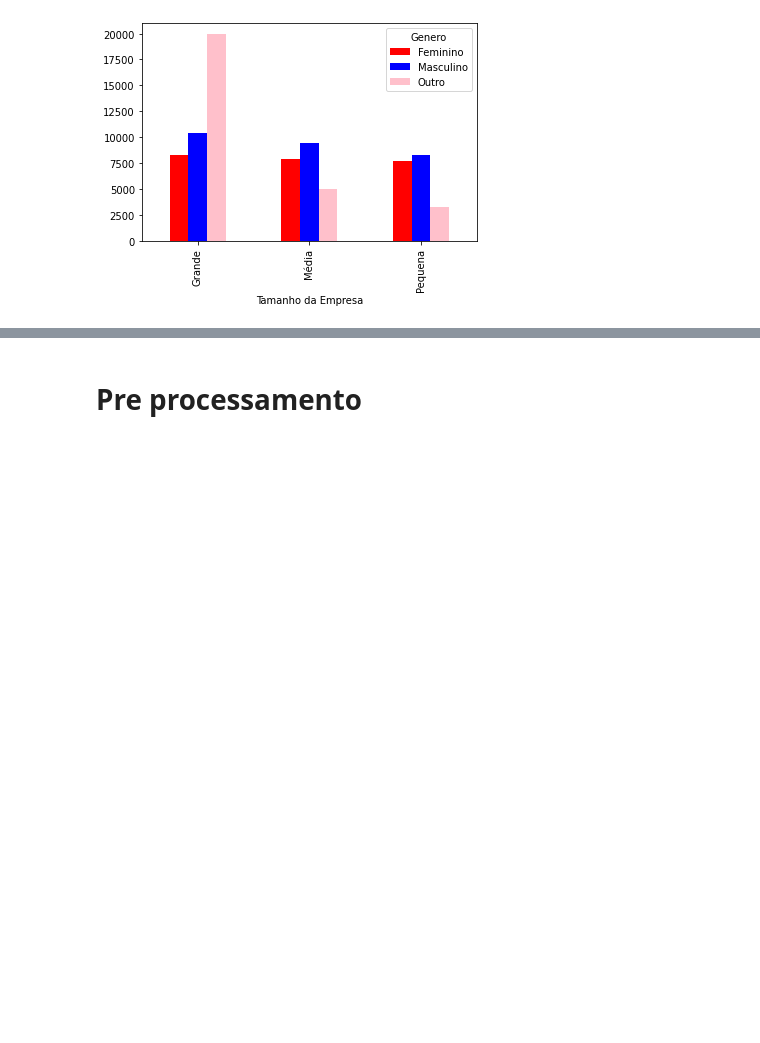
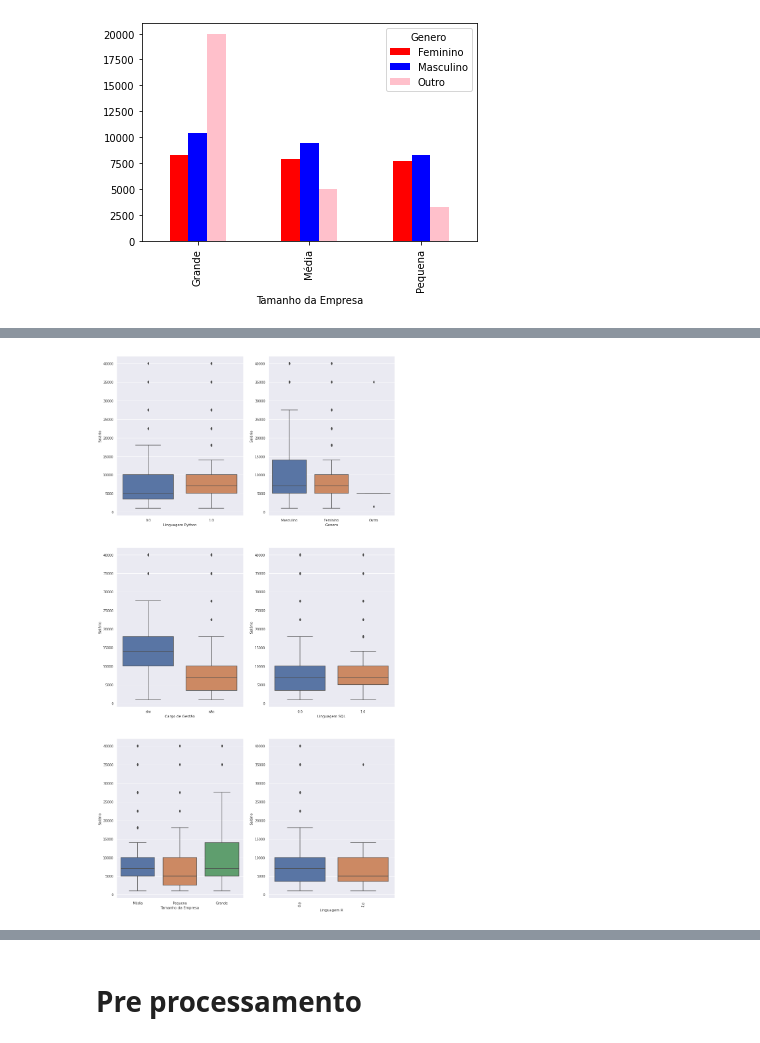
Before and after one commit to DionesGouvea/Salary-Prediction, a Jupyter notebook: Projeto_de_precificacao_de_salario.ipynb, the cells around one changed output, grey strips where cells are left out. Drawn from its saved outputs; the diff is of its cells as text; code cells hidden in the pictures; blank space fills up the shorter version.

```diff
--- a/Projeto_de_precificacao_de_salario.ipynb
+++ b/Projeto_de_precificacao_de_salario.ipynb
@@ -275,3 +285,19 @@ dados0.groupby(['Profissão', 'Experiencia']).mean()['Salário'].round(2).unstac
 | Professor | 14000.00 | 3500.00 | 8125.00 | 1500.00 | 1500.00 | ... |
 | Suporte Técnico | NaN | 2833.33 | 2800.00 | NaN | 1000.00 | ... |
 | Técnico | NaN | 5125.00 | 4100.00 | 5000.00 | NaN | ... |
+# %%
+#criando uma matriz para visualizar algumas variaveis de uma unica vez
+listaquest = [['Linguagem Python','Genero'],
+              ['Cargo de Gestão','Linguagem SQL'],
+              ['Tamanho da Empresa','Linguagem R']]
+# %%
+sns.set(font_scale=0.9)
+fig, eixo = plt.subplots(3,2,figsize=(15,30)) # Criando uma figura de 3 linhas x 2 colunas para nossa matriz
+# Para cada linha
+for linha in range(3):
+    # Para cada coluna
+    for coluna in range(2):
+      plt.xticks(rotation = 80)
+      sns.boxplot(data=dados0,x=listaquest[linha][coluna],y='Salário',ax=eixo[linha][coluna])
+# %% [output]
+[figure, added]
```
Also changed, not shown: parts of 27 cells of this notebook.
